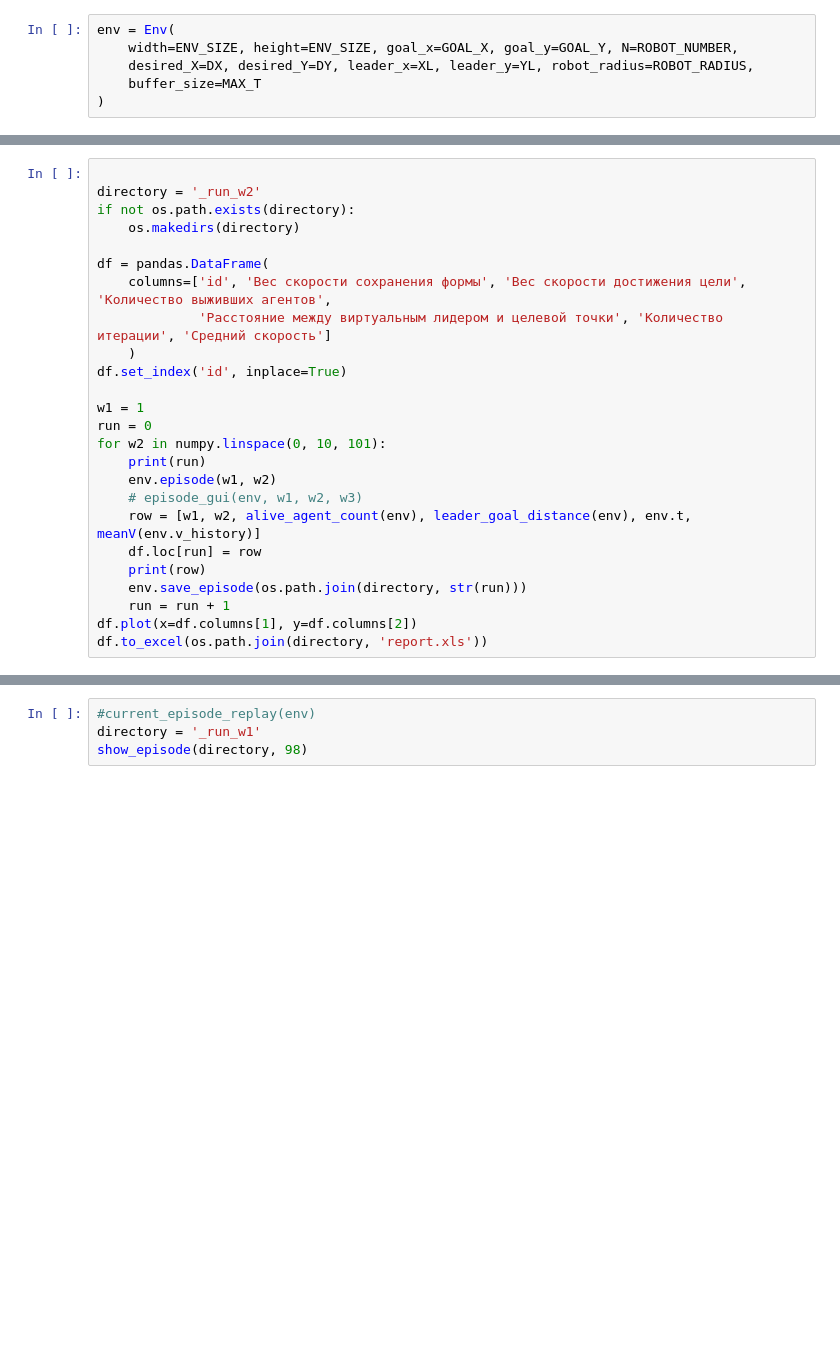
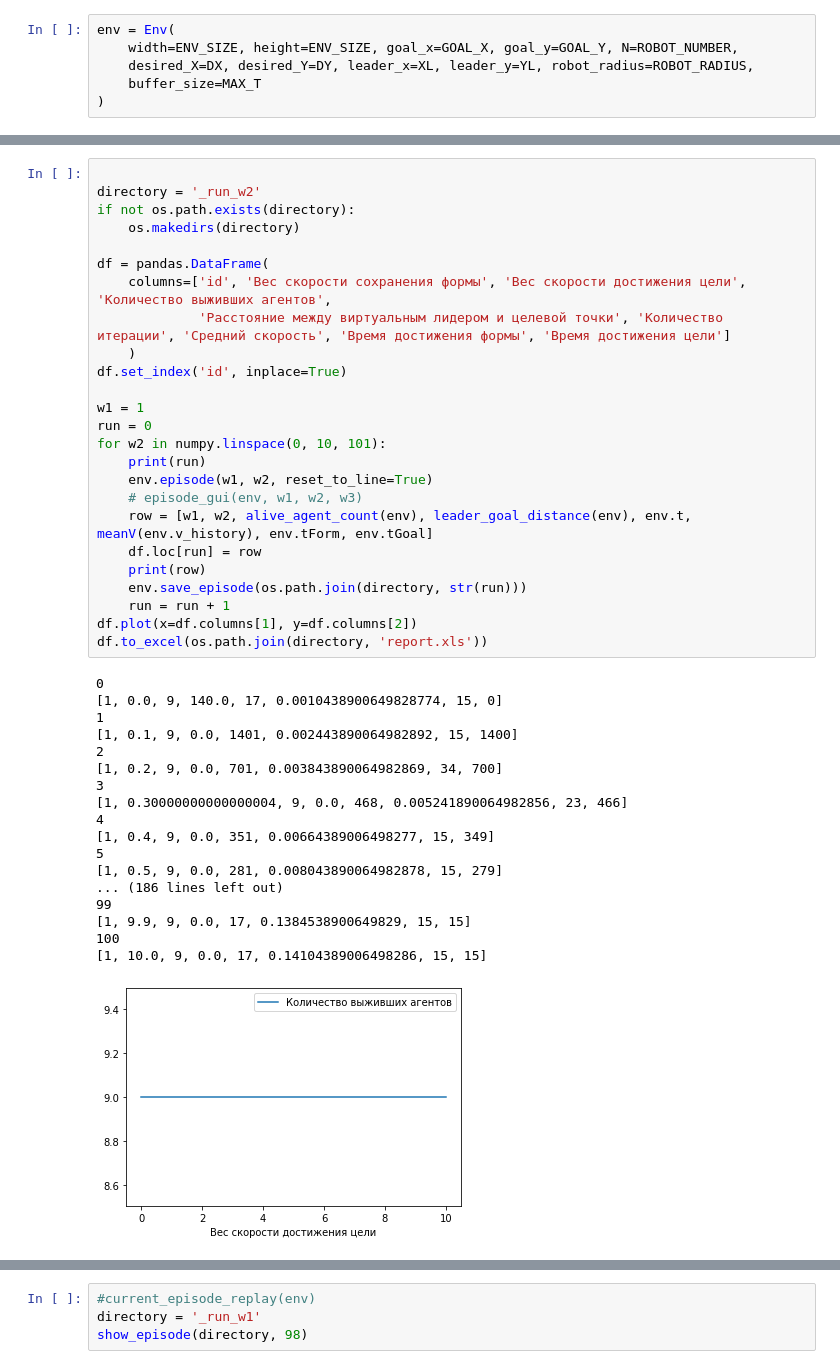
Before and after one commit to abzzall/swarmEmul, a Jupyter notebook: main.ipynb, the cells around one changed output, grey strips where cells are left out. Saved outputs shown, nothing was run; the diff lists cells and outputs as text; blank space fills up the shorter version.

```diff
--- a/main.ipynb
+++ b/main.ipynb
@@ -46,28 +65,47 @@ df.to_excel(os.path.join(directory, 'report.xls'))
 # %%
 
 directory = '_run_w2'
 if not os.path.exists(directory):
 	os.makedirs(directory)
 
 df = pandas.DataFrame(
 	columns=['id', 'Вес скорости сохранения формы', 'Вес скорости достижения цели', 'Количество выживших агентов',
-	         'Расстояние между виртуальным лидером и целевой точки', 'Количество итерации', 'Средний скорость']
+	         'Расстояние между виртуальным лидером и целевой точки', 'Количество итерации', 'Средний скорость', 'Время достижения формы', 'Время достижения цели']
 	)
 df.set_index('id', inplace=True)
 
 w1 = 1
 run = 0
 for w2 in numpy.linspace(0, 10, 101):
 	print(run)
-	env.episode(w1, w2)
+	env.episode(w1, w2, reset_to_line=True)
 	# episode_gui(env, w1, w2, w3)
-	row = [w1, w2, alive_agent_count(env), leader_goal_distance(env), env.t, meanV(env.v_history)]
+	row = [w1, w2, alive_agent_count(env), leader_goal_distance(env), env.t, meanV(env.v_history), env.tForm, env.tGoal]
 	df.loc[run] = row
 	print(row)
 	env.save_episode(os.path.join(directory, str(run)))
 	run = run + 1
 df.plot(x=df.columns[1], y=df.columns[2])
 df.to_excel(os.path.join(directory, 'report.xls'))
+# %% [output]
+0
+[1, 0.0, 9, 140.0, 17, 0.0010438900649828774, 15, 0]
+1
+[1, 0.1, 9, 0.0, 1401, 0.002443890064982892, 15, 1400]
+2
+[1, 0.2, 9, 0.0, 701, 0.003843890064982869, 34, 700]
+3
+[1, 0.30000000000000004, 9, 0.0, 468, 0.005241890064982856, 23, 466]
+4
+[1, 0.4, 9, 0.0, 351, 0.00664389006498277, 15, 349]
+5
+[1, 0.5, 9, 0.0, 281, 0.008043890064982878, 15, 279]
+... (186 lines left out)
+99
+[1, 9.9, 9, 0.0, 17, 0.1384538900649829, 15, 15]
+100
+[1, 10.0, 9, 0.0, 17, 0.14104389006498286, 15, 15]
+[figure, added]
 # %%
 
 directory = '_run_w15'
```
Also changed, not shown: parts of 8 cells of this notebook, 2 other files.
